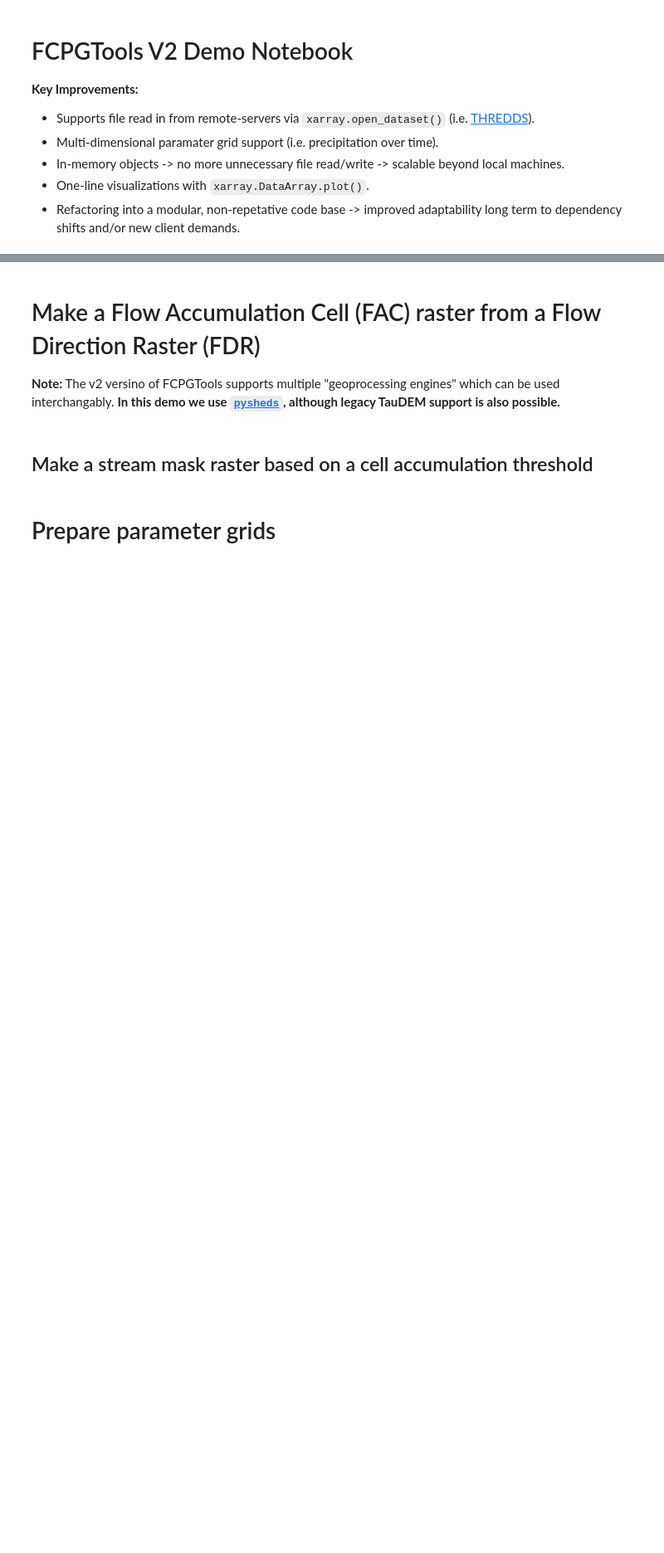
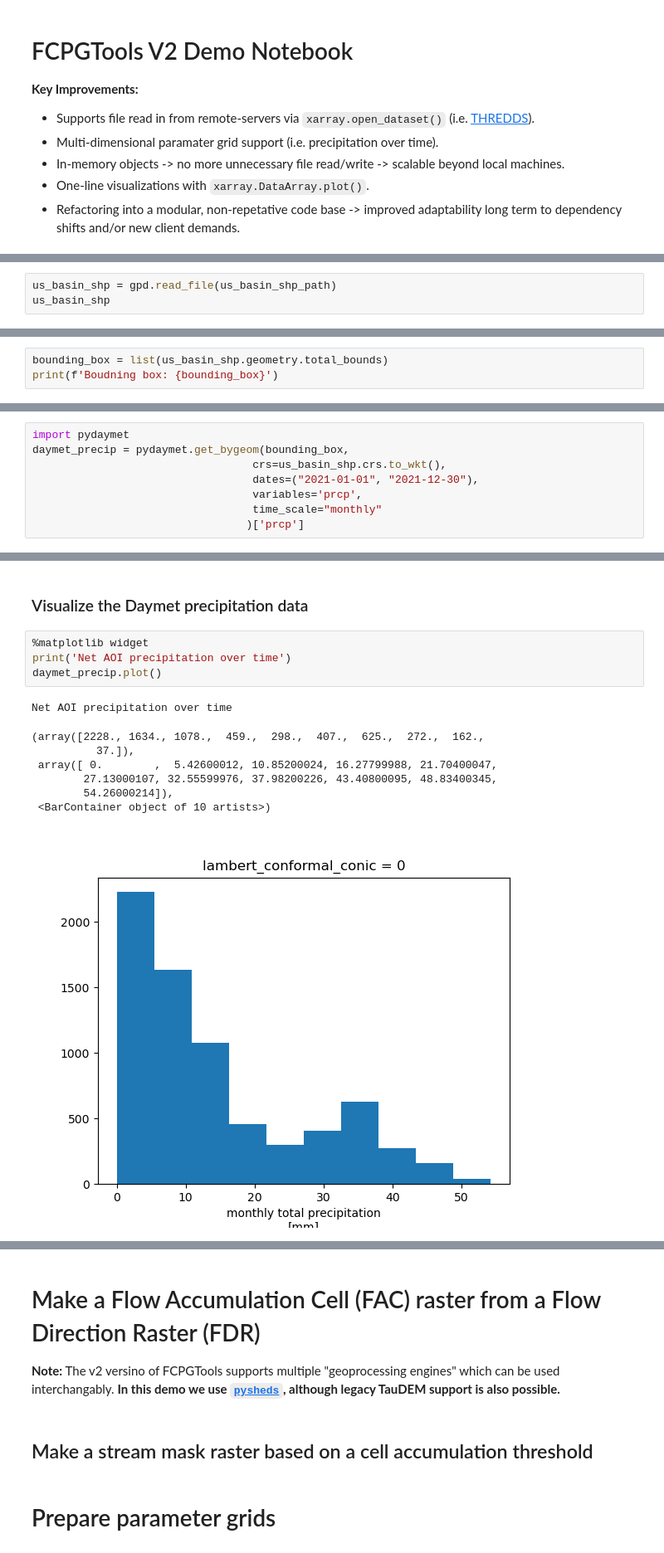
Before and after one commit to usgs/water-fcpg-tools, a Jupyter notebook: examples/refactor_demo_notebook.ipynb, the cells around one changed output, grey strips where cells are left out. Shown at 83% size. Saved outputs shown, nothing was run; the diff lists cells and outputs as text; blank space fills up the shorter version.

```diff
--- a/examples/refactor_demo_notebook.ipynb
+++ b/examples/refactor_demo_notebook.ipynb
@@ -26,0 +78,3 @@ import xarray as xr
+# %%
+us_basin_shp = gpd.read_file(us_basin_shp_path)
+us_basin_shp
@@ -28,0 +89,3 @@ import xarray as xr
+# %%
+bounding_box = list(us_basin_shp.geometry.total_bounds)
+print(f'Boudning box: {bounding_box}')
@@ -28,0 +94,8 @@ import xarray as xr
+# %%
+import pydaymet
+daymet_precip = pydaymet.get_bygeom(bounding_box,
+                                  crs=us_basin_shp.crs.to_wkt(),
+                                  dates=("2021-01-01", "2021-12-30"),
+                                  variables='prcp',
+                                  time_scale="monthly"
+                                 )['prcp']
@@ -28,0 +130,15 @@ import xarray as xr
+# %% [markdown]
+### Visualize the Daymet precipitation data
+# %%
+%matplotlib widget
+print('Net AOI precipitation over time')
+daymet_precip.plot()
+# %% [output]
+Net AOI precipitation over time
+(array([2228., 1634., 1078.,  459.,  298.,  407.,  625.,  272.,  162.,
+          37.]),
+ array([ 0.        ,  5.42600012, 10.85200024, 16.27799988, 21.70400047,
+        27.13000107, 32.55599976, 37.98200226, 43.40800095, 48.83400345,
+        54.26000214]),
+ <BarContainer object of 10 artists>)
+[figure, added]
```
Also changed, not shown: parts of 15 cells of this notebook.
